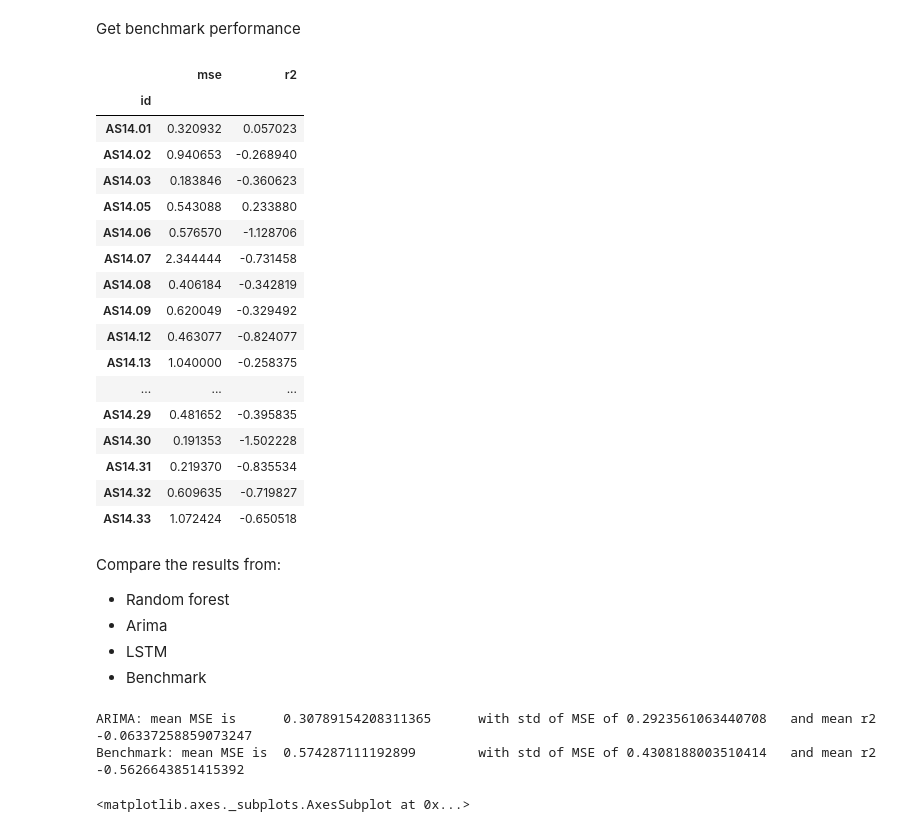
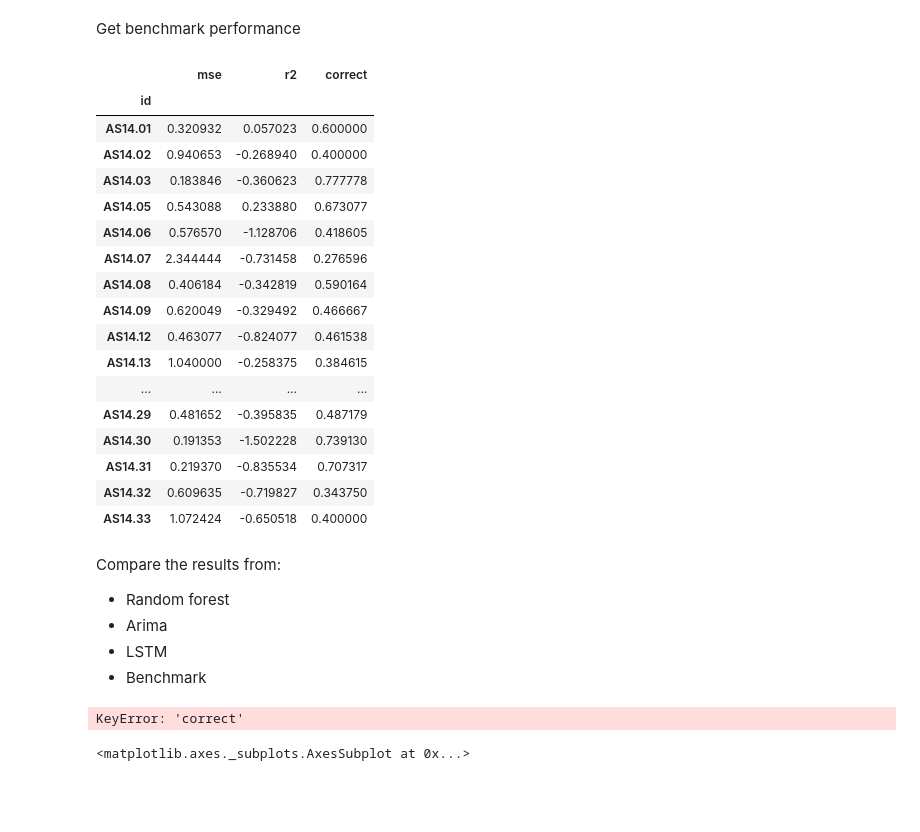
Before and after one commit to susymaijer/DMT, a Jupyter notebook: Benchmark.ipynb, the cells around one changed output. Saved outputs shown, nothing was run; the diff lists cells and outputs as text; code cells hidden in the pictures; blank space fills up the shorter version.

Commit message:
Benchmark add percentage

```diff
--- a/Benchmark.ipynb
+++ b/Benchmark.ipynb
@@ -9,28 +9,29 @@ Get benchmark performance
 # %%
 df = pd.read_csv('data/data_arima.csv', index_col=1)[['mood', 'benchmark']] ## todo change: do data that RF uses
 df = df[~df.mood.isna() & ~df.benchmark.isna()] ## todo: remove after using data that RF uses
-benchmark = df.groupby('id').apply(lambda x: mean_squared_error(x['mood'], x['benchmark'])).to_frame('mse')
-benchmark['r2'] = df.groupby('id').apply(lambda x: r2_score(x['mood'], x['benchmark']))
+benchmark = df.groupby('id').apply(lambda x: mean_squared_error(x.mood, x.benchmark)).to_frame('mse')
+benchmark['r2'] = df.groupby('id').apply(lambda x: r2_score(x.mood, x.benchmark))
+benchmark['correct'] = df.apply(lambda x: abs(x.mood - x.benchmark) < 0.5, axis=1).groupby('id').apply(lambda x: x.sum() / x.count())
 benchmark
 # %% [output]
-|  | mse | r2 |
-| id |  |  |
-| AS14.01 | 0.320932 | 0.057023 |
-| AS14.02 | 0.940653 | -0.268940 |
-| AS14.03 | 0.183846 | -0.360623 |
-| AS14.05 | 0.543088 | 0.233880 |
-| AS14.06 | 0.576570 | -1.128706 |
-| AS14.07 | 2.344444 | -0.731458 |
-| AS14.08 | 0.406184 | -0.342819 |
-| AS14.09 | 0.620049 | -0.329492 |
-| AS14.12 | 0.463077 | -0.824077 |
-| AS14.13 | 1.040000 | -0.258375 |
-| ... | ... | ... |
-| AS14.29 | 0.481652 | -0.395835 |
-| AS14.30 | 0.191353 | -1.502228 |
-| AS14.31 | 0.219370 | -0.835534 |
-| AS14.32 | 0.609635 | -0.719827 |
-| AS14.33 | 1.072424 | -0.650518 |
+|  | mse | r2 | correct |
+| id |  |  |  |
+| AS14.01 | 0.320932 | 0.057023 | 0.600000 |
+| AS14.02 | 0.940653 | -0.268940 | 0.400000 |
+| AS14.03 | 0.183846 | -0.360623 | 0.777778 |
+| AS14.05 | 0.543088 | 0.233880 | 0.673077 |
+| AS14.06 | 0.576570 | -1.128706 | 0.418605 |
+| AS14.07 | 2.344444 | -0.731458 | 0.276596 |
+| AS14.08 | 0.406184 | -0.342819 | 0.590164 |
+| AS14.09 | 0.620049 | -0.329492 | 0.466667 |
+| AS14.12 | 0.463077 | -0.824077 | 0.461538 |
+| AS14.13 | 1.040000 | -0.258375 | 0.384615 |
+| ... | ... | ... | ... |
+| AS14.29 | 0.481652 | -0.395835 | 0.487179 |
+| AS14.30 | 0.191353 | -1.502228 | 0.739130 |
+| AS14.31 | 0.219370 | -0.835534 | 0.707317 |
+| AS14.32 | 0.609635 | -0.719827 | 0.343750 |
+| AS14.33 | 1.072424 | -0.650518 | 0.400000 |
 # %% [markdown]
 Compare the results from:
 - Random forest
@@ -43,11 +44,10 @@ arima.index.rename('id', inplace=True)
 #rf =
 #lstm =
 
-print(f'ARIMA: mean MSE is \t{arima["mse"].mean()}\t with std of MSE of {arima["mse"].std()}\t and mean r2\t {arima["r2"].mean()}')
-print(f'Benchmark: mean MSE is \t{benchmark["mse"].mean()}\t with std of MSE of {benchmark["mse"].std()}\t and mean r2\t {benchmark["r2"].mean()}')
+print(f'ARIMA: mean MSE \t{arima["mse"].mean()}\t std MSE {arima["mse"].std()}\t mean r2 {arima["r2"].mean()}\t correct {arima["correct"].mean()}')
+print(f'Benchmark: mean MSE \t{benchmark["mse"].mean()}\t std MSE {benchmark["mse"].std()}\t mean r2 {benchmark["r2"].mean()}\t correct {benchmark["correct"].mean()}')
 # %% [output]
-ARIMA: mean MSE is      0.30789154208311365      with std of MSE of 0.2923561063440708   and mean r2     -0.06337258859073247
-Benchmark: mean MSE is  0.574287111192899        with std of MSE of 0.4308188003510414   and mean r2     -0.5626643851415392
+KeyError: 'correct'
 # %%
 amt_persons = len(benchmark)
 sns.lineplot(x=range(0, amt_persons), y= arima['mse'], label="ARIMA")
```
Also changed, not shown: 2 other files.
